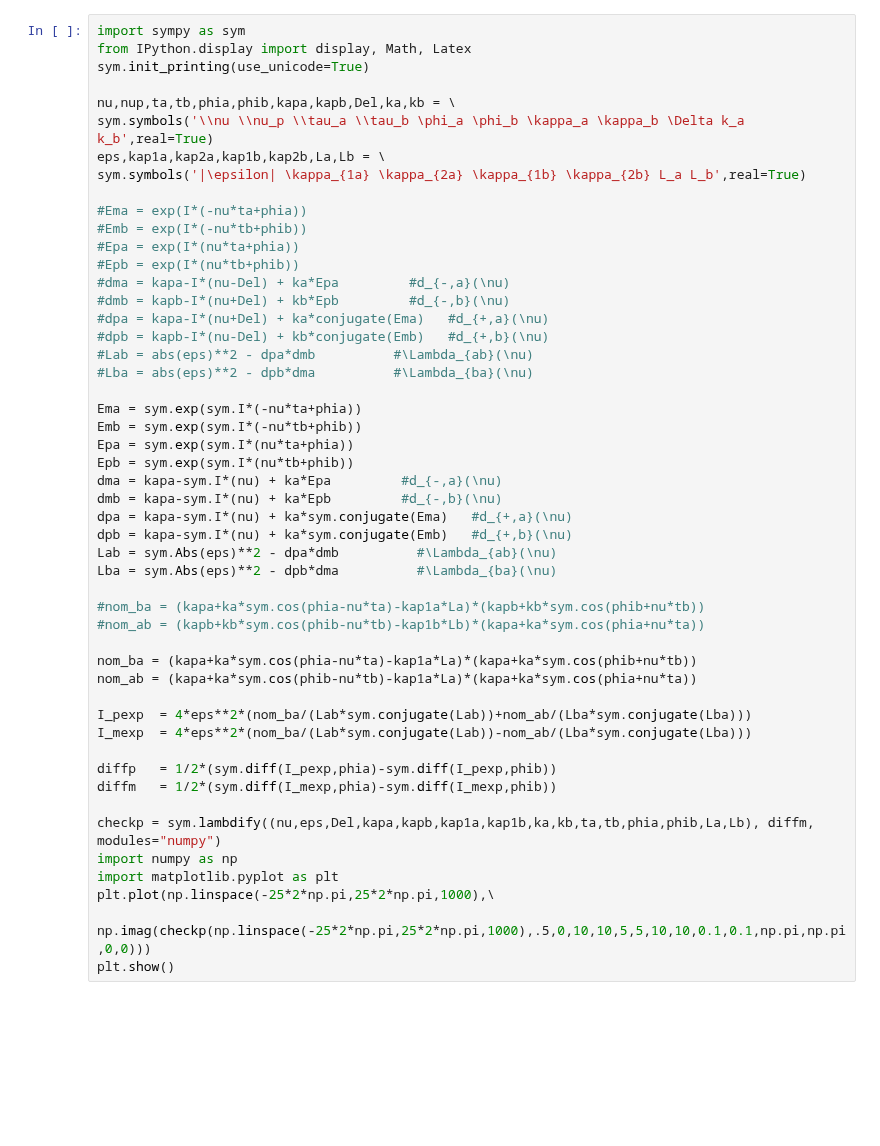
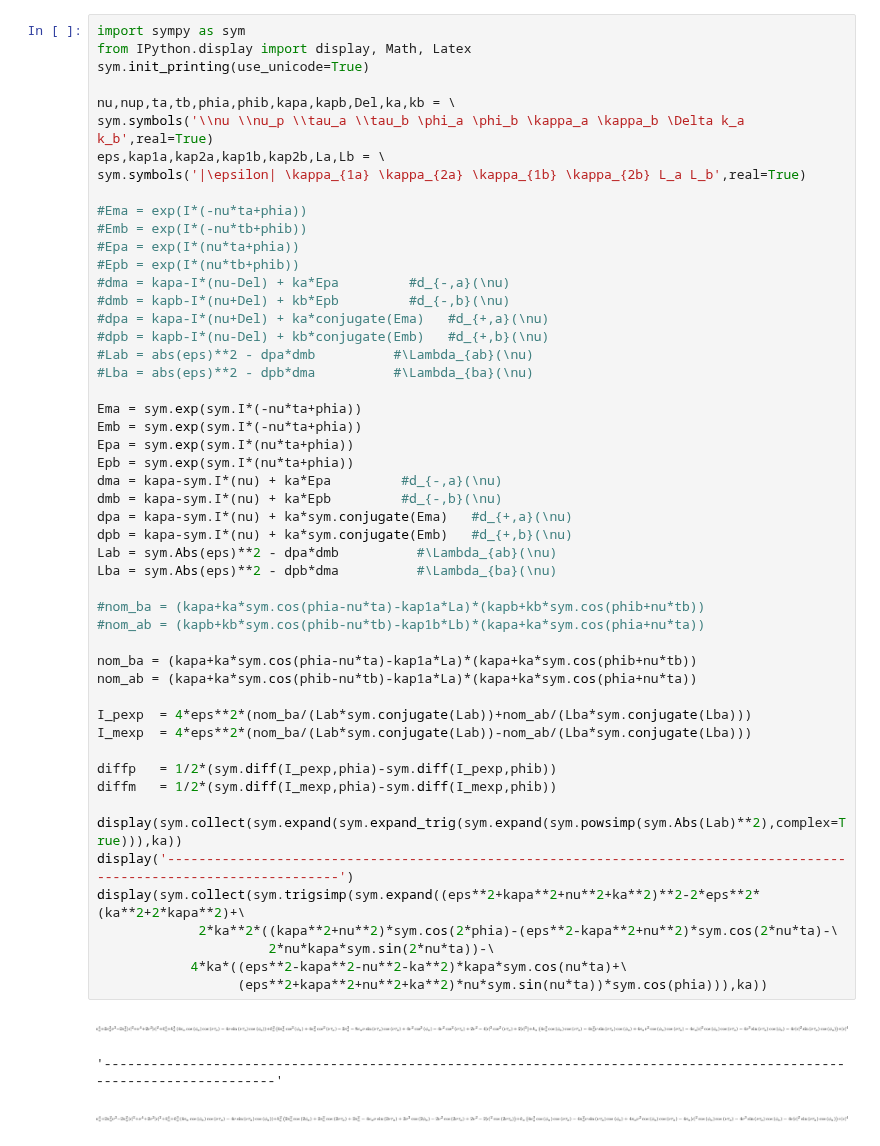
Before and after one commit to nemetniki/General-linear-model, a Jupyter notebook: NDPA_Analytics.ipynb, the cells around one changed output. Cells and saved outputs as stored; diff of their text form; blank space fills up the shorter version.

```diff
--- a/NDPA_Analytics.ipynb
+++ b/NDPA_Analytics.ipynb
@@ -13,38 +13,43 @@ sym.symbols('|\epsilon| \kappa_{1a} \kappa_{2a} \kappa_{1b} \kappa_{2b} L_a L_b'
 #Epa = exp(I*(nu*ta+phia))
 #Epb = exp(I*(nu*tb+phib))
 #dma = kapa-I*(nu-Del) + ka*Epa         #d_{-,a}(\nu)
 #dmb = kapb-I*(nu+Del) + kb*Epb         #d_{-,b}(\nu)
 #dpa = kapa-I*(nu+Del) + ka*conjugate(Ema)   #d_{+,a}(\nu)
 #dpb = kapb-I*(nu-Del) + kb*conjugate(Emb)   #d_{+,b}(\nu)
 #Lab = abs(eps)**2 - dpa*dmb          #\Lambda_{ab}(\nu)
 #Lba = abs(eps)**2 - dpb*dma          #\Lambda_{ba}(\nu)
 
 Ema = sym.exp(sym.I*(-nu*ta+phia))
-Emb = sym.exp(sym.I*(-nu*tb+phib))
+Emb = sym.exp(sym.I*(-nu*ta+phia))
 Epa = sym.exp(sym.I*(nu*ta+phia))
-Epb = sym.exp(sym.I*(nu*tb+phib))
+Epb = sym.exp(sym.I*(nu*ta+phia))
 dma = kapa-sym.I*(nu) + ka*Epa         #d_{-,a}(\nu)
 dmb = kapa-sym.I*(nu) + ka*Epb         #d_{-,b}(\nu)
 dpa = kapa-sym.I*(nu) + ka*sym.conjugate(Ema)   #d_{+,a}(\nu)
 dpb = kapa-sym.I*(nu) + ka*sym.conjugate(Emb)   #d_{+,b}(\nu)
 Lab = sym.Abs(eps)**2 - dpa*dmb          #\Lambda_{ab}(\nu)
 Lba = sym.Abs(eps)**2 - dpb*dma          #\Lambda_{ba}(\nu)
 
 #nom_ba = (kapa+ka*sym.cos(phia-nu*ta)-kap1a*La)*(kapb+kb*sym.cos(phib+nu*tb))
 #nom_ab = (kapb+kb*sym.cos(phib-nu*tb)-kap1b*Lb)*(kapa+ka*sym.cos(phia+nu*ta))
 
 nom_ba = (kapa+ka*sym.cos(phia-nu*ta)-kap1a*La)*(kapa+ka*sym.cos(phib+nu*tb))
 nom_ab = (kapa+ka*sym.cos(phib-nu*tb)-kap1a*La)*(kapa+ka*sym.cos(phia+nu*ta))
 
 I_pexp  = 4*eps**2*(nom_ba/(Lab*sym.conjugate(Lab))+nom_ab/(Lba*sym.conjugate(Lba)))
 I_mexp  = 4*eps**2*(nom_ba/(Lab*sym.conjugate(Lab))-nom_ab/(Lba*sym.conjugate(Lba)))
 
 diffp   = 1/2*(sym.diff(I_pexp,phia)-sym.diff(I_pexp,phib))
 diffm   = 1/2*(sym.diff(I_mexp,phia)-sym.diff(I_mexp,phib))
 
-checkp = sym.lambdify((nu,eps,Del,kapa,kapb,kap1a,kap1b,ka,kb,ta,tb,phia,phib,La,Lb), diffm, modules="numpy")
-import numpy as np
-import matplotlib.pyplot as plt
-plt.plot(np.linspace(-25*2*np.pi,25*2*np.pi,1000),\
-         np.imag(checkp(np.linspace(-25*2*np.pi,25*2*np.pi,1000),.5,0,10,10,5,5,10,10,0.1,0.1,np.pi,np.pi,0,0)))
-plt.show()
+display(sym.collect(sym.expand(sym.expand_trig(sym.expand(sym.powsimp(sym.Abs(Lab)**2),complex=True))),ka))
+display('----------------------------------------------------------------------------------------------------------------------')
+display(sym.collect(sym.trigsimp(sym.expand((eps**2+kapa**2+nu**2+ka**2)**2-2*eps**2*(ka**2+2*kapa**2)+\
+             2*ka**2*((kapa**2+nu**2)*sym.cos(2*phia)-(eps**2-kapa**2+nu**2)*sym.cos(2*nu*ta)-\
+                      2*nu*kapa*sym.sin(2*nu*ta))-\
+            4*ka*((eps**2-kapa**2-nu**2-ka**2)*kapa*sym.cos(nu*ta)+\
+                  (eps**2+kapa**2+nu**2+ka**2)*nu*sym.sin(nu*ta))*sym.cos(phia))),ka))
+# %% [output]
+[figure, added]
+'----------------------------------------------------------------------------------------------------------------------'
+[figure, added]
```
Also changed, not shown: parts of 1 cell of this notebook, 1 other file.
